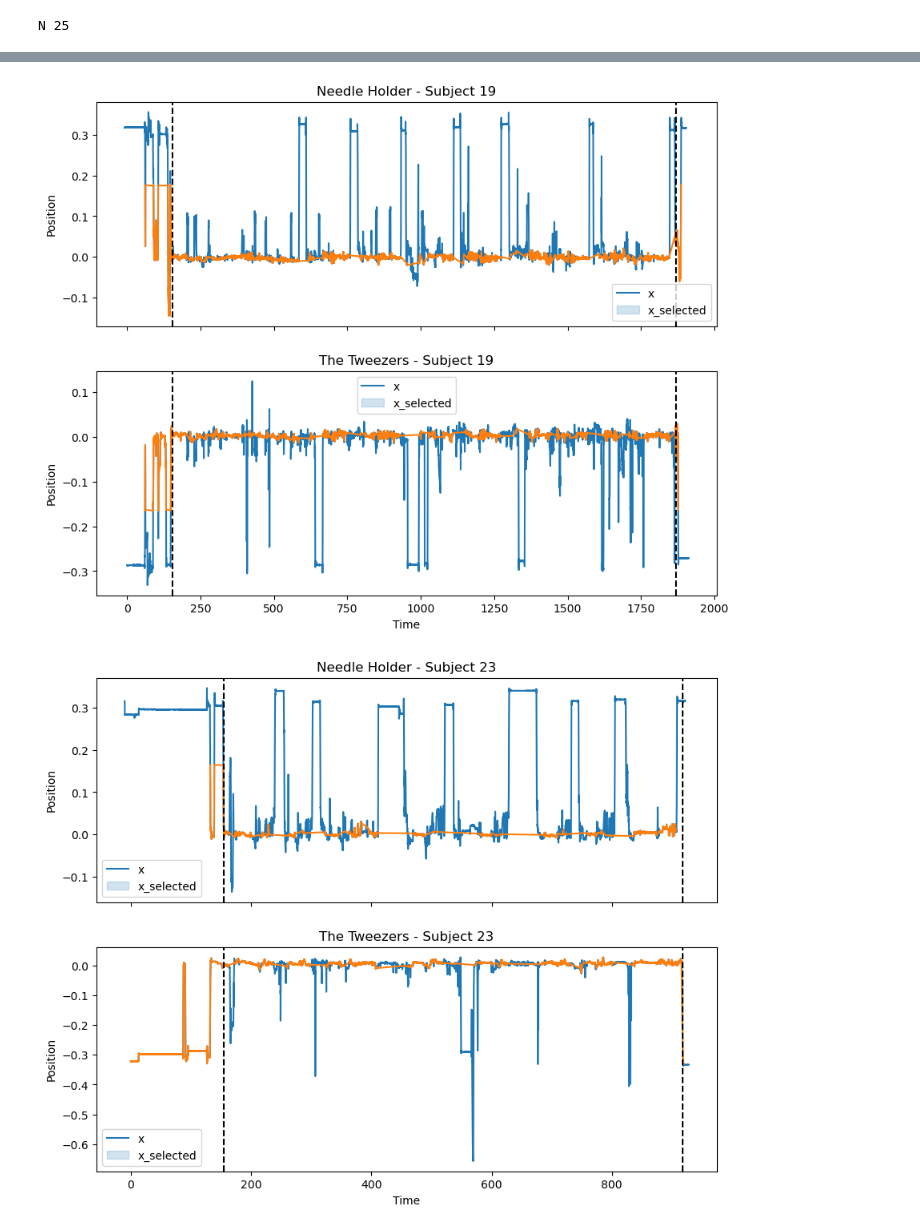
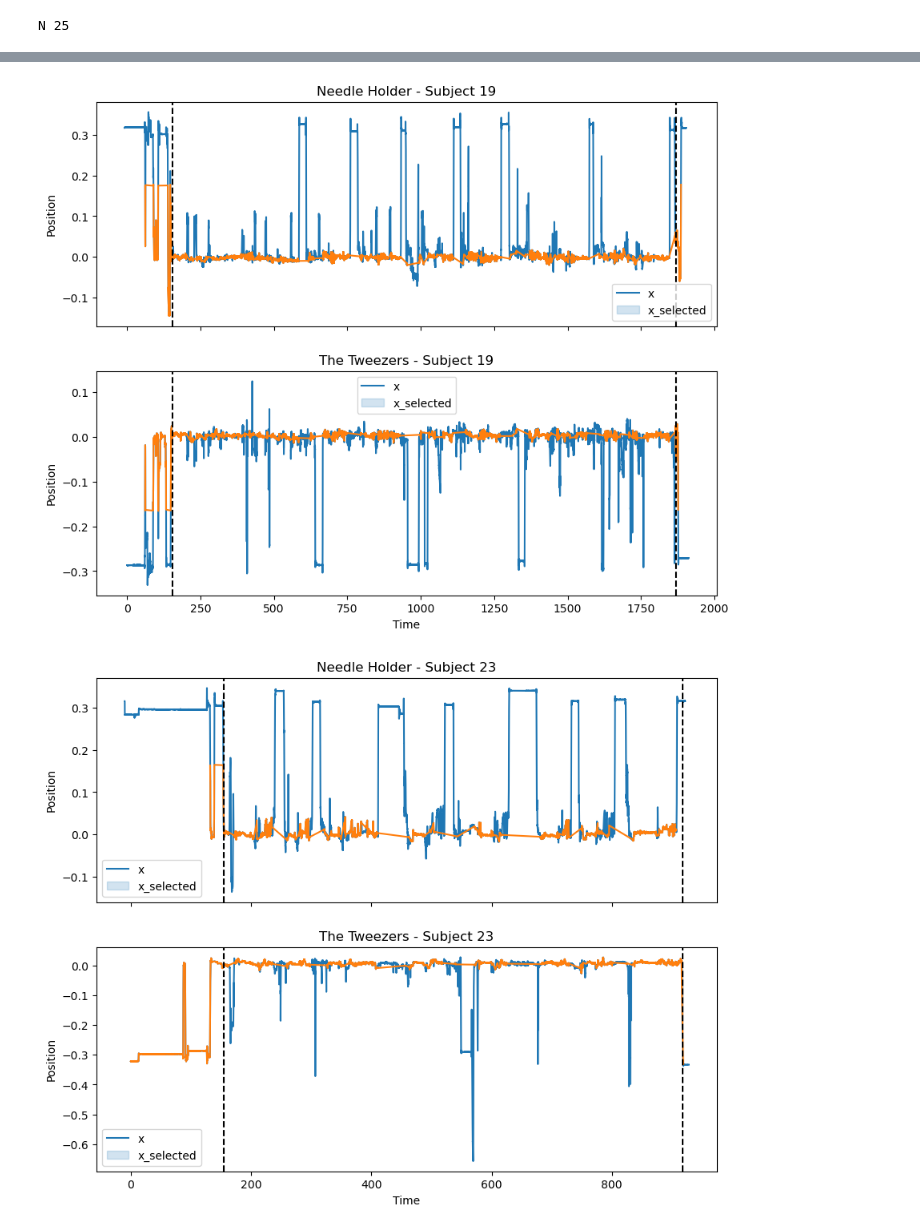
Before and after one commit to gv21/Project_LASA, a Jupyter notebook: step1_final_w12.ipynb, the cells around one changed output, grey strips where cells are left out. Saved outputs shown, nothing was run; the diff lists cells and outputs as text; code cells hidden in the pictures.

```diff
--- a/step1_final_w12.ipynb
+++ b/step1_final_w12.ipynb
@@ -240,6 +277,25 @@ def remove_extreme_using_x_pos_on_selected_data(nh_rec, tw_rec, stds_nh, stds_tw
     mask_selected_tw = (tw_rec['X.1']<tw_threshold_x_max) & (tw_rec['X.1']>tw_threshold_x_min)
 
     return mask_selected_nh, mask_selected_tw
+# %%
+#function to put a threshold on Y axis using the already x-selected signal
+def remove_extreme_using_x_pos_on_selected_data_exception(nh_rec, tw_rec, stds_nh, stds_tw, medians_nh, medians_tw):
+    """Create a mask keeping all points which are between two extreme values"""
+    median_nh_x = medians_nh['X.1']
+    median_tw_x = medians_tw['X.1']
+    std_x_nh = stds_nh['X.1']
+    std_x_tw = stds_tw['X.1']
+
+    #A deviation from the main task (median) of 0.015m is considered as reasonable. Being far away than 0.04m is considered as not reasonable
+    nh_threshold_x_min= median_nh_x - min(0.06, max(0.03, std_x_nh))
+    nh_threshold_x_max= median_nh_x + min(0.06, max(0.03, std_x_nh))
+    tw_threshold_x_min= median_tw_x - min(0.04, max(0.02, std_x_tw))
+    tw_threshold_x_max= median_tw_x + min(0.04, max(0.02, std_x_tw))
+
+    mask_selected_nh = (nh_rec['X.1']<nh_threshold_x_max) & (nh_rec['X.1']>nh_threshold_x_min)
+    mask_selected_tw = (tw_rec['X.1']<tw_threshold_x_max) & (tw_rec['X.1']>tw_threshold_x_min)
+
+    return mask_selected_nh, mask_selected_tw
 # %%
 #observed that sub 1 moved in term of x direction during the task, the median considered did not make a lot of sense for a precise selection
 #of the points, then we consider here intervals of 200s and computed the median on the initial reconstructed data and the std based on the
@@ -329,9 +385,9 @@ def remove_extreme_using_z_pos2_sub19(nh_rec, tw_rec):
     return mask_selected_nh, mask_selected_tw
 # %%
 subjects = [1,19, 23,7, 24, 26, 10, 13, 16, 17, 20, 27]
+i = 0
 
-i = 0
-for subject in subjects:
+for subject in (subjects):
     needle_holder_rec = pd.read_csv(f'Data/Sync_data/S_{subject}_NH_reconstructed.csv')
     tweezers_rec = pd.read_csv(f'Data/Sync_data/S_{subject}_TW_reconstructed.csv')
 
@@ -380,8 +436,11 @@ for subject in subjects:
     std_tw =  (selected_points_tw[['X.1', 'Y.1', 'Z.1']]).std()
     if (subject == 19): #subject 19 is treated separately, two different ref level of z position during the task
         selected_zpos_nh, selected_zpos_tw = remove_extreme_using_z_pos2_sub19(needle_holder_rec, tweezers_rec)
+    elif ((subject == 23) or (subject==27)):
+        selected_zpos_nh, selected_zpos_tw = remove_extreme_using_z_pos_exception(needle_holder_rec, tweezers_rec, std_nh, std_tw, medians_nh, medians_tw)
     else:
         selected_zpos_nh, selected_zpos_tw = remove_extreme_using_z_pos2(needle_holder_rec, tweezers_rec, std_nh, std_tw, medians_nh, medians_tw)
+
     time_event_zpos_nh, time_event_zpos_tw = compute_event_time_pos(full_segments_time[i], needle_holder_rec, tweezers_rec, selected_zpos_nh,
                                                                 selected_zpos_tw)
 
@@ -399,7 +458,11 @@ for subject in subjects:
     selected_points_tw2 = selected_points_tw[mask_extreme_zpos_event_removed_tw]
 
     """2nd selection based on y position"""
-    selected_ypos_nh, selected_ypos_tw = remove_extreme_using_y_pos(needle_holder_rec, tweezers_rec, std_nh, std_tw, medians_nh, medians_tw)
+    if ((subject == 23) or (subject==27)):
+        selected_ypos_nh, selected_ypos_tw = remove_extreme_using_y_pos_exception(needle_holder_rec, tweezers_rec, std_nh, std_tw, medians_nh, medians_tw)
+    else:
+        selected_ypos_nh, selected_ypos_tw = remove_extreme_using_y_pos(needle_holder_rec, tweezers_rec, std_nh, std_tw, medians_nh, medians_tw)
+
     time_event_ypos_nh, time_event_ypos_tw = compute_event_time_pos(full_segments_time[i], needle_holder_rec, tweezers_rec, selected_ypos_nh,
                                                                 selected_ypos_tw)
 
@@ -418,10 +481,18 @@ for subject in subjects:
 
     """2nd selection based on x position"""
     #x position ref line of subject 1 is moving during the task, we need to treat it separately
-    if (subject!=1):
-        selected_xpos2_nh, selected_xpos2_tw = remove_extreme_using_x_pos_on_selected_data(needle_holder_rec, tweezers_rec, std_nh, std_tw, medians_nh, medians_tw)
+    """if (subject!=1):
+        selected_xpos2_nh, selected_xpos2_tw = remove_extreme_using_x_pos_on_selected_data_exception(needle_holder_rec, tweezers_rec, std_nh, std_tw, medians_nh, medians_tw)
     else:
         selected_xpos2_nh, selected_xpos2_tw  = remove_extreme_using_x_pos_on_selected_data_sub1(needle_holder_rec, tweezers_rec, selected_points_nh, selected_points_tw)
+    """
+    if (subject==1):
+        selected_xpos2_nh, selected_xpos2_tw  = remove_extreme_using_x_pos_on_selected_data_sub1(needle_holder_rec, tweezers_rec, selected_points_nh, selected_points_tw)
+    elif ((subject == 23) or (subject==27)):
+        selected_xpos2_nh, selected_xpos2_tw = remove_extreme_using_x_pos_on_selected_data_exception(needle_holder_rec, tweezers_rec, std_nh, std_tw, medians_nh, medians_tw)
+    else:
+        selected_xpos2_nh, selected_xpos2_tw = remove_extreme_using_x_pos_on_selected_data(needle_holder_rec, tweezers_rec, std_nh, std_tw, medians_nh, medians_tw)
+
     time_event_xpos2_nh, time_event_xpos2_tw = compute_event_time_pos(full_segments_time[i], needle_holder_rec, tweezers_rec, selected_xpos2_nh,
                                                                 selected_xpos2_tw)
 
@@ -448,34 +519,34 @@ for subject in subjects:
 
     start_t_task = full_segments_time[i]['1'][0]
     end_t_task = full_segments_time[i]['8'][1]
 
     fig, (ax1, ax2) = plt.subplots(2, 1, figsize=(10, 8), sharex=True)
     sns.lineplot(x=needle_holder_rec['Time (Seconds)'], y=needle_holder_rec['X.1'], ax=ax1)
     sns.lineplot(x=selected_points_nh4['Time (Seconds)'], y=selected_points_nh4['X.1'], ax=ax1)
     ax1.axvline(x=start_t_task, color='black', linestyle='--')
     ax1.axvline(x=end_t_task, color='black', linestyle='--')
 
     ax1.set_xlabel('Time')
     ax1.set_ylabel('Position')
     ax1.set_title(f'Needle Holder - Subject {subject}')
     ax1.legend(['x', 'x_selected'])
 
     sns.lineplot(x=tweezers_rec['Time (Seconds)'], y=tweezers_rec['X.1'], ax=ax2)
     sns.lineplot(x=selected_points_tw4['Time (Seconds)'], y=selected_points_tw4['X.1'], ax=ax2)
     ax2.axvline(x=start_t_task, color='black', linestyle='--')
     ax2.axvline(x=end_t_task, color='black', linestyle='--')
     ax2.set_xlabel('Time')
     ax2.set_ylabel('Position')
     ax2.legend(['x', 'x_selected'])
     ax2.set_title(f'The Tweezers - Subject {subject}')
     plt.show()
 
     i = i+1
 # %% [output]
 N 25
 [figure]
 [figure]
-[figure, old version]
+[figure, new version]
 [figure]
 [figure]
 [figure]
```
Also changed, not shown: parts of 3 cells of this notebook, 6 other files.
